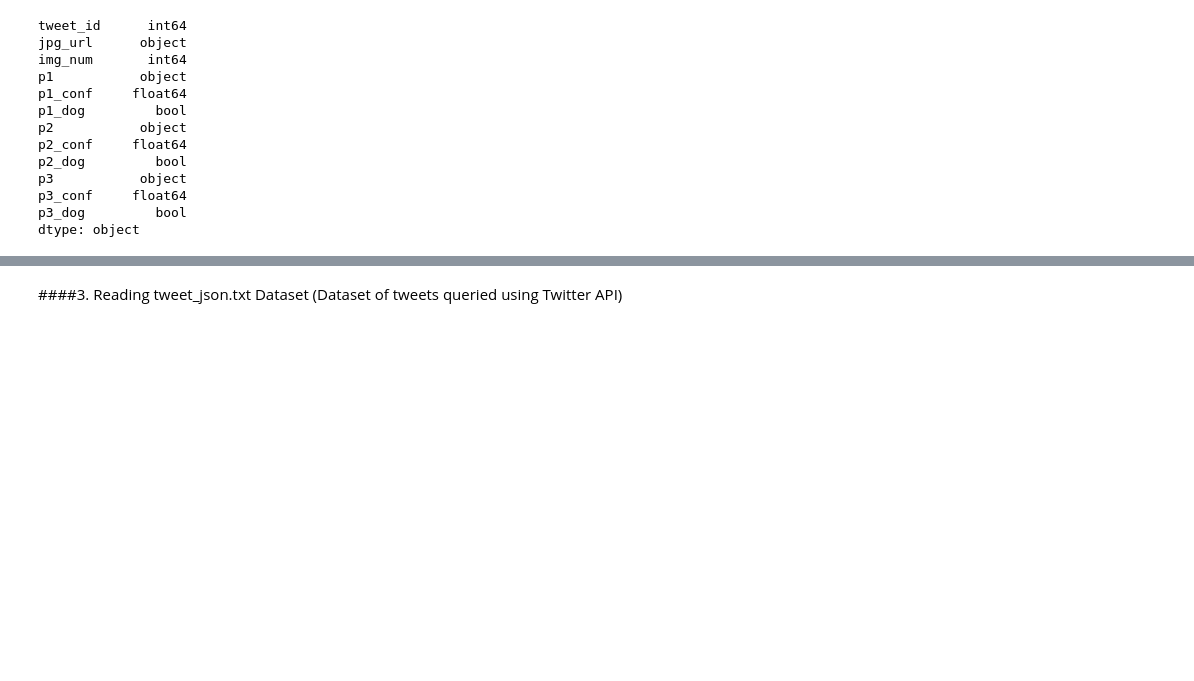
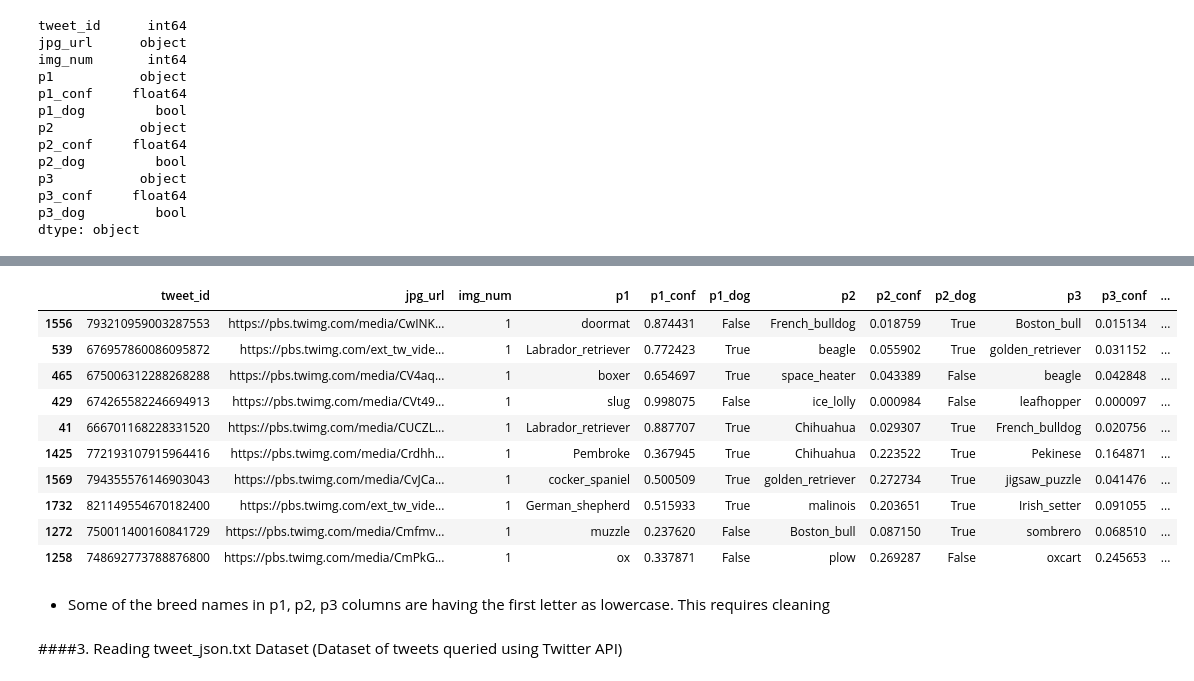
Before and after one commit to IsaacMwendwa/Udacity-Data-Analyst-Nanodegree-Project-2, a Jupyter notebook: wrangle_act.ipynb, the cells around one changed output, grey strips where cells are left out. Cells and saved outputs as stored; diff of their text form; code cells hidden in the pictures; blank space fills up the shorter version.

Commit message:
Update data cleaning section

```diff
--- a/wrangle_act.ipynb
+++ b/wrangle_act.ipynb
@@ -299,6 +469,23 @@ image_pred_df.head()
 | 2 | 666033412701032449 | https://pbs.twimg.com/media/CT452... | 1 | German_shepherd | 0.596461 | True | malinois | 0.138584 | True | bloodhound | 0.116197 | ... |
 | 3 | 666044226329800704 | https://pbs.twimg.com/media/CT5Dr... | 1 | Rhodesian_ridgeback | 0.408143 | True | redbone | 0.360687 | True | miniature_pinscher | 0.222752 | ... |
 | 4 | 666049248165822465 | https://pbs.twimg.com/media/CT5IQ... | 1 | miniature_pinscher | 0.560311 | True | Rottweiler | 0.243682 | True | Doberman | 0.154629 | ... |
+# %%
+# Checking sampled rows
+image_pred_df.sample(10)
+# %% [output]
+|  | tweet_id | jpg_url | img_num | p1 | p1_conf | p1_dog | p2 | p2_conf | p2_dog | p3 | p3_conf | ... |
+| 1556 | 793210959003287553 | https://pbs.twimg.com/media/CwINK... | 1 | doormat | 0.874431 | False | French_bulldog | 0.018759 | True | Boston_bull | 0.015134 | ... |
+| 539 | 676957860086095872 | https://pbs.twimg.com/ext_tw_vide... | 1 | Labrador_retriever | 0.772423 | True | beagle | 0.055902 | True | golden_retriever | 0.031152 | ... |
+| 465 | 675006312288268288 | https://pbs.twimg.com/media/CV4aq... | 1 | boxer | 0.654697 | True | space_heater | 0.043389 | False | beagle | 0.042848 | ... |
+| 429 | 674265582246694913 | https://pbs.twimg.com/media/CVt49... | 1 | slug | 0.998075 | False | ice_lolly | 0.000984 | False | leafhopper | 0.000097 | ... |
+| 41 | 666701168228331520 | https://pbs.twimg.com/media/CUCZL... | 1 | Labrador_retriever | 0.887707 | True | Chihuahua | 0.029307 | True | French_bulldog | 0.020756 | ... |
+| 1425 | 772193107915964416 | https://pbs.twimg.com/media/Crdhh... | 1 | Pembroke | 0.367945 | True | Chihuahua | 0.223522 | True | Pekinese | 0.164871 | ... |
+| 1569 | 794355576146903043 | https://pbs.twimg.com/media/CvJCa... | 1 | cocker_spaniel | 0.500509 | True | golden_retriever | 0.272734 | True | jigsaw_puzzle | 0.041476 | ... |
+| 1732 | 821149554670182400 | https://pbs.twimg.com/ext_tw_vide... | 1 | German_shepherd | 0.515933 | True | malinois | 0.203651 | True | Irish_setter | 0.091055 | ... |
+| 1272 | 750011400160841729 | https://pbs.twimg.com/media/Cmfmv... | 1 | muzzle | 0.237620 | False | Boston_bull | 0.087150 | True | sombrero | 0.068510 | ... |
+| 1258 | 748692773788876800 | https://pbs.twimg.com/media/CmPkG... | 1 | ox | 0.337871 | False | plow | 0.269287 | False | oxcart | 0.245653 | ... |
+# %% [markdown]
+* Some of the breed names in p1, p2, p3 columns are having the first letter as lowercase. This requires cleaning
 # %% [markdown]
 ####3.   Reading tweet_json.txt Dataset (Dataset of tweets queried using Twitter API)
 # %%
```
Also changed, not shown: parts of 32 cells of this notebook.
